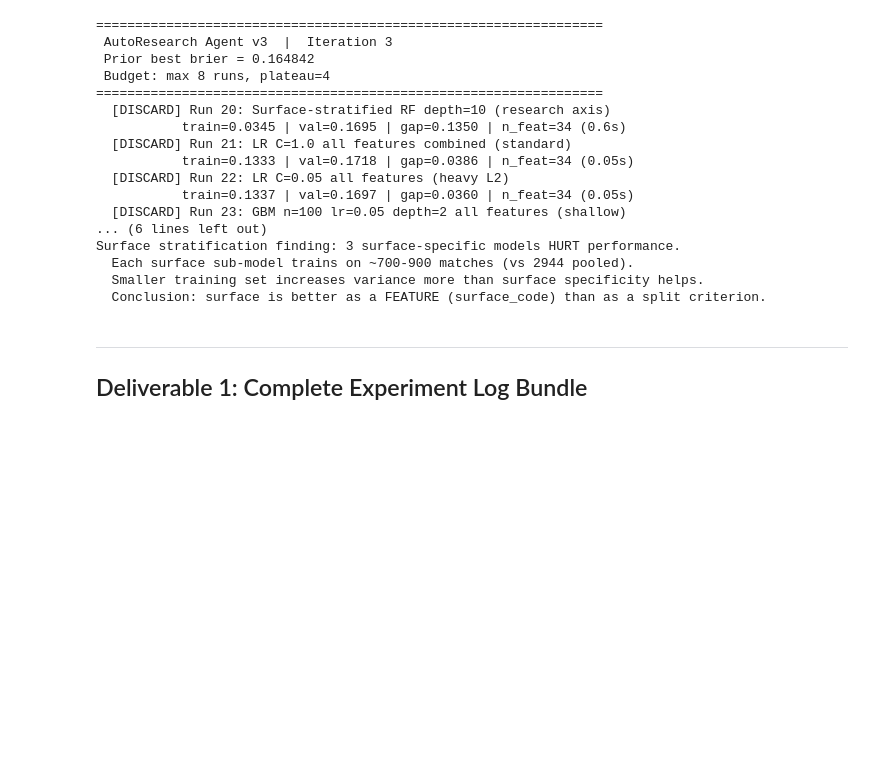
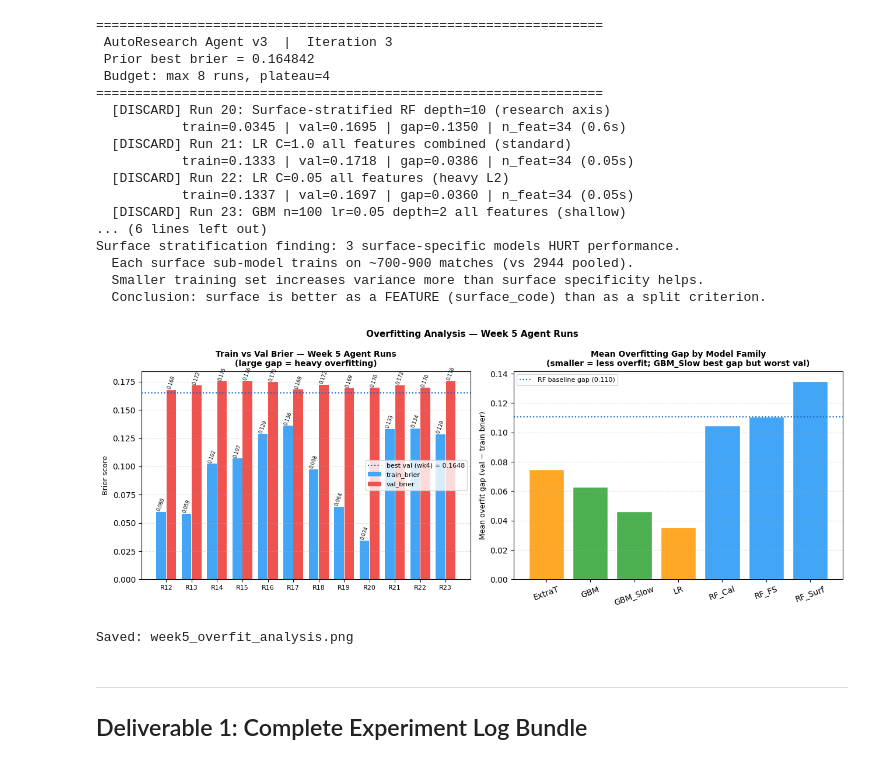
Before and after one commit to hassankanji/tennis-match-prediction, a Jupyter notebook: notebooks/week5_autoresearch.ipynb, the cells around one changed output. Cells and saved outputs as stored; diff of their text form; code cells hidden in the pictures; blank space fills up the shorter version.

```diff
--- a/notebooks/week5_autoresearch.ipynb
+++ b/notebooks/week5_autoresearch.ipynb
@@ -636,6 +642,58 @@ Surface stratification finding: 3 surface-specific models HURT performance.
   Each surface sub-model trains on ~700-900 matches (vs 2944 pooled).
   Smaller training set increases variance more than surface specificity helps.
   Conclusion: surface is better as a FEATURE (surface_code) than as a split criterion.
+# %%
+# ── Overfitting analysis plot (all week 5 agent runs)
+fig3, axes = plt.subplots(1, 2, figsize=(13, 5))
+
+week5_runs_data = iter1_log + iter2_log + iter3_log
+labels_g = [r['label'][:32] + '..' if len(r['label'])>32 else r['label'] for r in week5_runs_data]
+train_bs  = [r.get('train_brier', 0) or 0 for r in week5_runs_data]
+val_bs    = [r.get('val_brier',   0) or 0 for r in week5_runs_data]
+gaps      = [r.get('overfit_gap', 0) or 0 for r in week5_runs_data]
+run_ids   = [r['run'] for r in week5_runs_data]
+xs3 = np.arange(len(week5_runs_data))
+
+axes[0].bar(xs3 - 0.2, train_bs, 0.38, color='#42A5F5', label='train_brier')
+axes[0].bar(xs3 + 0.2, val_bs,   0.38, color='#EF5350', label='val_brier')
+axes[0].axhline(0.164842, color='#1565C0', ls=':', lw=1.5, label='best val (wk4) = 0.1648')
+axes[0].set_xticks(xs3)
+axes[0].set_xticklabels([f'R{r}' for r in run_ids], fontsize=8)
+axes[0].set_ylabel('Brier score', fontsize=9)
+axes[0].set_title('Train vs Val Brier — Week 5 Agent Runs\n'
+                   '(large gap = heavy overfitting)', fontsize=10, fontweight='bold')
+axes[0].legend(fontsize=8)
+axes[0].grid(axis='y', ls='--', alpha=0.35)
+for x, tb, vb in zip(xs3, train_bs, val_bs):
+    axes[0].text(x-0.2, tb+0.001, f'{tb:.3f}', ha='center', fontsize=6, rotation=70)
+    axes[0].text(x+0.2, vb+0.001, f'{vb:.3f}', ha='center', fontsize=6, rotation=70)
+
+# Right: overfit gap by model family
+fam_gap_dict = {}
+for r in week5_runs_data:
+    fam = r['family']
+    g   = r.get('overfit_gap') or 0
+    fam_gap_dict.setdefault(fam, []).append(g)
+fams     = sorted(fam_gap_dict.keys())
+avg_gaps = [np.mean(fam_gap_dict[f]) for f in fams]
+fam_cols = ['#42A5F5' if f.startswith('RF') else '#4CAF50' if f.startswith('GBM') else '#FFA726' for f in fams]
+axes[1].bar(fams, avg_gaps, color=fam_cols, edgecolor='white')
+axes[1].axhline(0.110515, color='#1565C0', ls=':', lw=1.5, label='RF baseline gap (0.110)')
+axes[1].set_ylabel('Mean overfit gap (val − train brier)', fontsize=9)
+axes[1].set_title('Mean Overfitting Gap by Model Family\n'
+                   '(smaller = less overfit; GBM_Slow best gap but worst val)', fontsize=10, fontweight='bold')
+axes[1].tick_params(axis='x', rotation=20)
+axes[1].legend(fontsize=8)
+axes[1].grid(axis='y', ls='--', alpha=0.35)
+
+fig3.suptitle('Overfitting Analysis — Week 5 Agent Runs', fontsize=11, fontweight='bold')
+plt.tight_layout()
+plt.savefig(PLOT_DIR / 'week5_overfit_analysis.png', dpi=150, bbox_inches='tight')
+plt.show()
+print('Saved: week5_overfit_analysis.png')
+# %% [output]
+[figure, added]
+Saved: week5_overfit_analysis.png
 # %% [markdown]
 ---
 ## Deliverable 1: Complete Experiment Log Bundle
```
Also changed, not shown: parts of 11 cells of this notebook, 7 other files.
